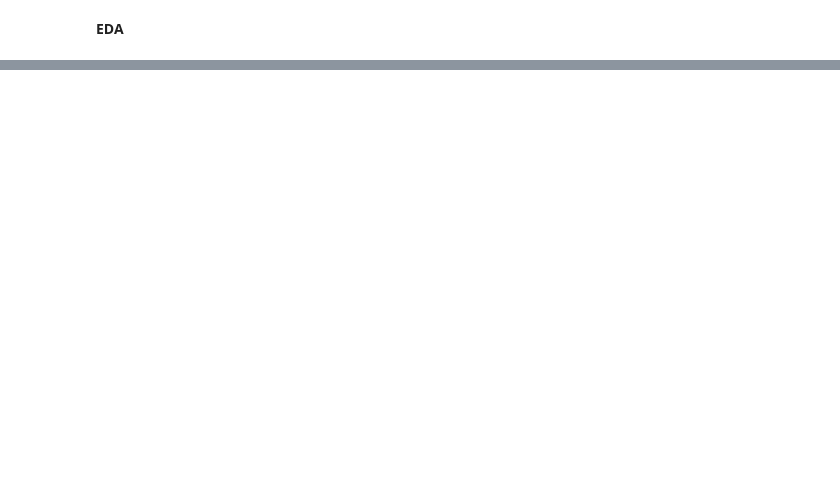
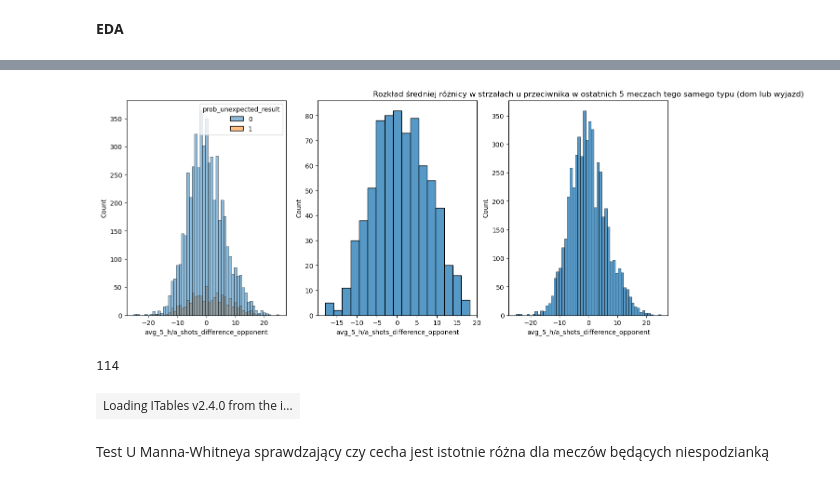
Before and after one commit to gcichy/master_project, a Jupyter notebook: data_processing/eda.ipynb, the cells around one changed output, grey strips where cells are left out. Cells and saved outputs as stored; diff of their text form; code cells hidden in the pictures; blank space fills up the shorter version.

```diff
--- a/data_processing/eda.ipynb
+++ b/data_processing/eda.ipynb
@@ -205,0 +249,69 @@ dfw[dfw['is_humid_is_cloudy'] == 1]
+# %%
+import seaborn as sns
+import matplotlib.pyplot as plt
+fig, ax = plt.subplots(1,3, figsize=(15, 6))
+sns.histplot(df, x='avg_5_h/a_shots_difference_opponent', hue='prob_unexpected_result', ax=ax[0])
+sns.histplot(df[df['prob_unexpected_result'] == 1], x='avg_5_h/a_shots_difference_opponent', ax=ax[1])
+sns.histplot(df[df['prob_unexpected_result'] == 0], x='avg_5_h/a_shots_difference_opponent', ax=ax[2])
+plt.title("Rozkład średniej różnicy w strzałach u przeciwnika w ostatnich 5 meczach tego samego typu (dom lub wyjazd)")
+plt.show()
+# %% [output]
+[figure, added]
+# %%
+suffixes = [
+'avg_7_',
+'avg_3_',
+'last_1_',
+'avg_5_h/a_']
+
+cols = ['xG_difference',
+'shots_difference',
+'shots_on_target_difference',
+'passes_completed_difference',
+'passes_total_difference',
+'crosses_difference',
+'touches_difference',
+'possesion_difference',
+'goals_difference',
+'corners_difference',
+'points']
+
+cont_cols = [f"{suffix}{col}" for suffix in suffixes for col in cols]
+cont_cols= cont_cols + [f"{col}_opponent" for col in cont_cols]
+cont_cols += [
+    'season_points',
+    'season_goals_scored',
+    'season_goals_conceded',
+    'season_goals_difference',
+    'league_position',
+    'elo',
+    'season_points_opponent',
+    'season_goals_scored_opponent',
+    'season_goals_conceded_opponent',
+    'season_goals_difference_opponent',
+    'league_position_opponent',
+    'elo_opponent',
+    'elo_diff',
+    'temperature_2m',
+    'apparent_temperature',
+    'precipitation',
+    'rain',
+    'snowfall',
+    'surface_pressure',
+    'wind_speed_10m',
+    'relative_humidity_2m',
+    'wind_gusts_10m',
+    'cloud_cover',
+    'et0_fao_evapotranspiration',
+    'days_of_rest',
+    'days_of_rest_opponent',
+]
+len(cont_cols)
+# %% [output]
+114
+# %%
+df[cont_cols].isna().sum().sort_values(ascending=False)
+# %% [output]
+| Loading ITables v2.4.0 from the i... |
+# %% [markdown]
+Test U Manna-Whitneya sprawdzający czy cecha jest istotnie różna dla meczów będących niespodzianką
```
Also changed, not shown: parts of 28 cells of this notebook, 1 other file.
